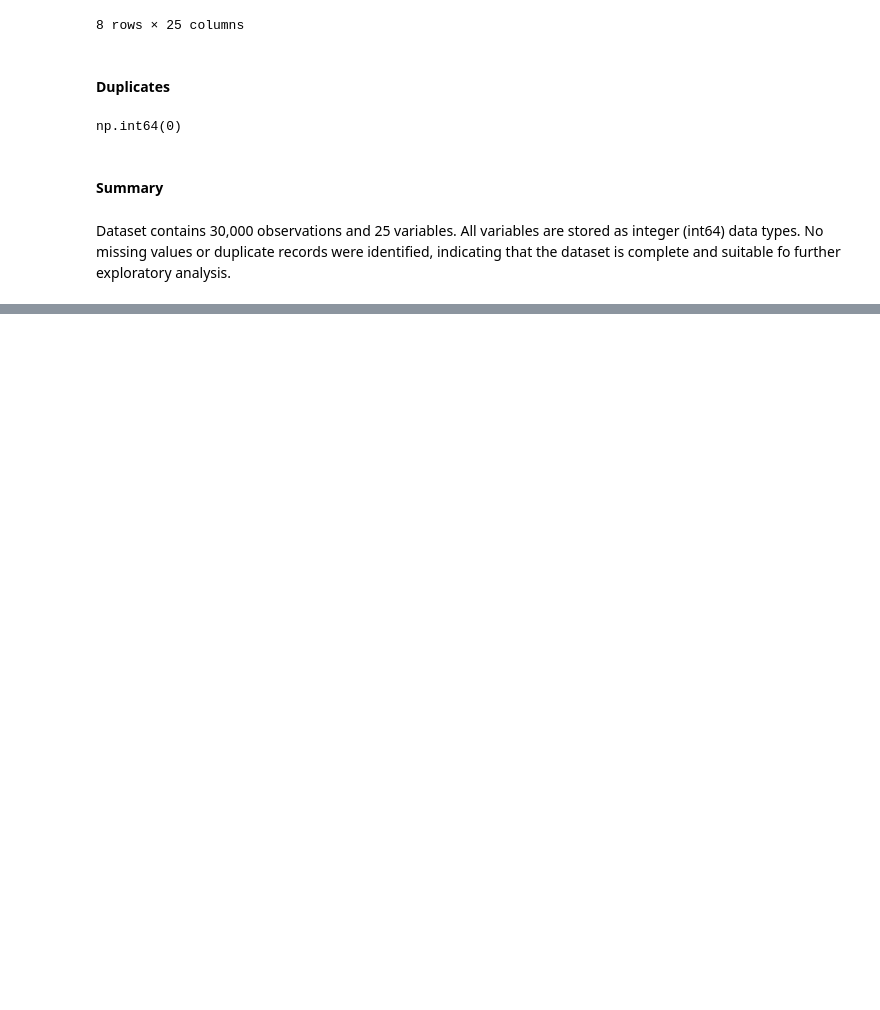
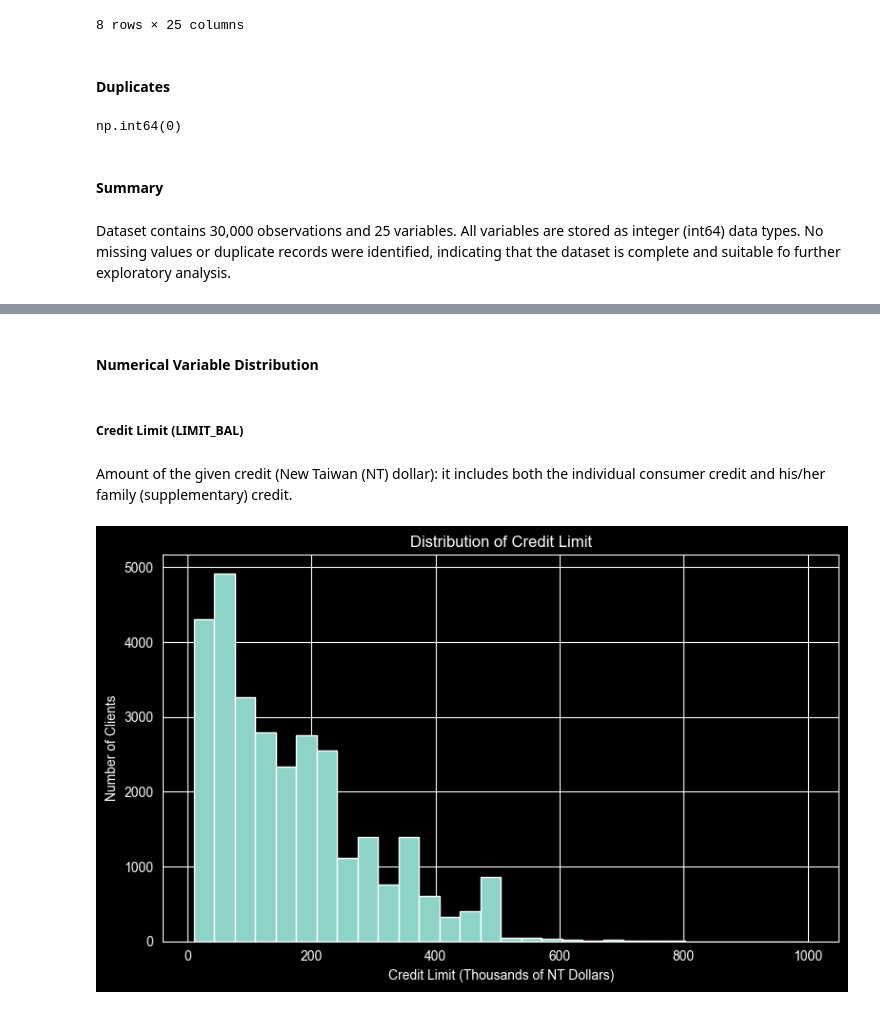
Before and after one commit to dvsdevious/credit-default-logistic-regression, a Jupyter notebook: notebooks/01_eda.ipynb, the cells around one changed output, grey strips where cells are left out. Drawn from its saved outputs; the diff is of its cells as text; code cells hidden in the pictures; blank space fills up the shorter version.

```diff
--- a/notebooks/01_eda.ipynb
+++ b/notebooks/01_eda.ipynb
@@ -74,0 +113,19 @@ Dataset contains 30,000 observations and 25 variables. All variables are stored
+# %% [markdown]
+#### Numerical Variable Distribution
+# %% [markdown]
+##### Credit Limit (LIMIT_BAL)
+# %% [markdown]
+Amount of the given credit (New Taiwan (NT) dollar): it includes both the individual consumer credit and his/her family (supplementary) credit.
+# %%
+plt.figure(figsize=(8, 5))
+
+plt.hist(df['LIMIT_BAL'] / 1000, bins=30)
+
+plt.title('Distribution of Credit Limit')
+plt.xlabel('Credit Limit (Thousands of NT Dollars)')
+plt.ylabel('Number of Clients')
+
+plt.tight_layout()
+plt.show()
+# %% [output]
+[figure, added]
```
Also changed, not shown: parts of 34 cells of this notebook.
